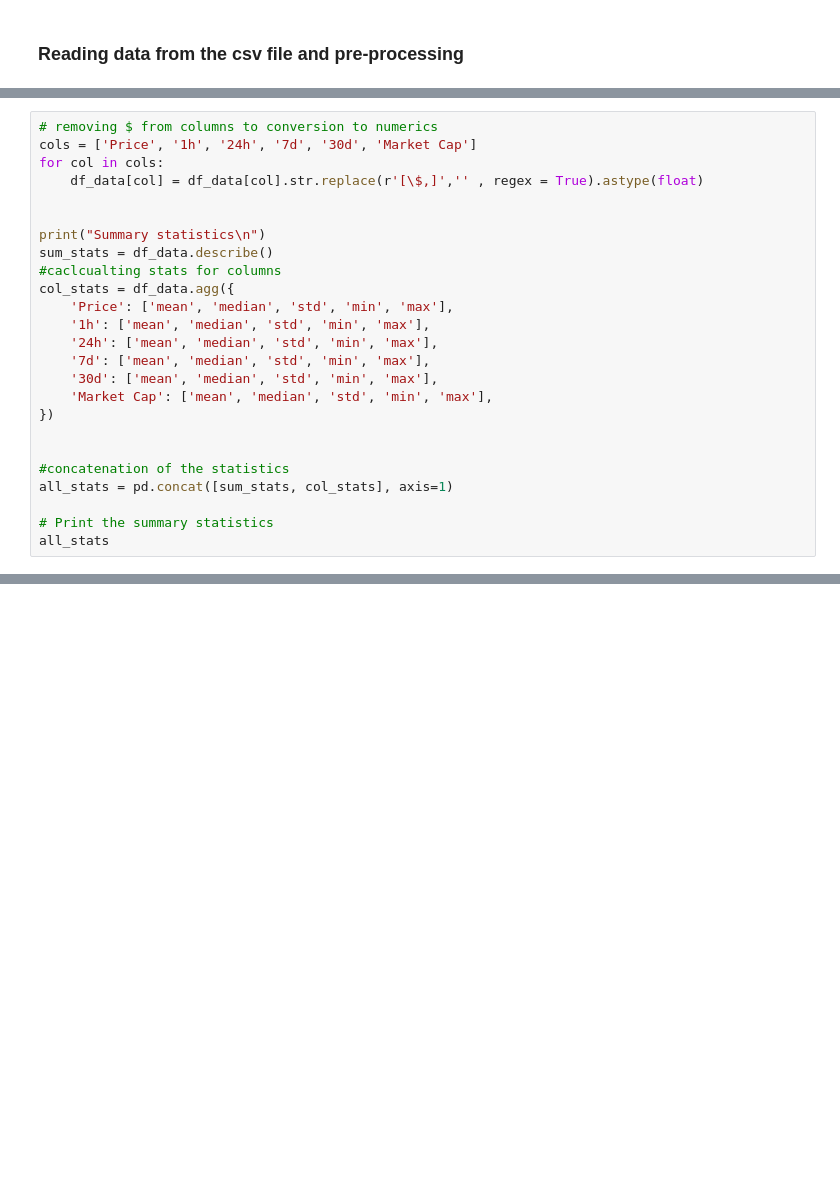
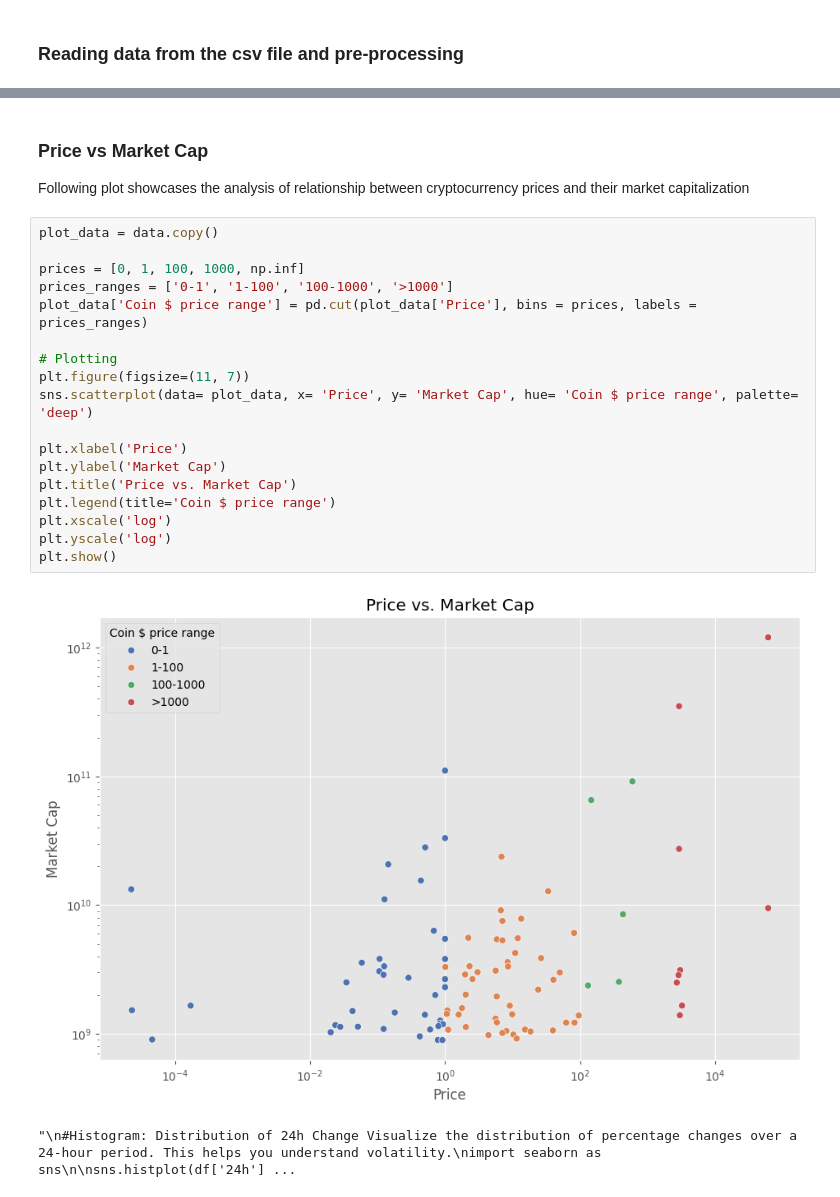
Before and after one commit to VeIskar/Python-Crypto_Webscraper, a Jupyter notebook: analysis.ipynb, the cells around one changed output, grey strips where cells are left out. Saved outputs shown, nothing was run; the diff lists cells and outputs as text; blank space fills up the shorter version.

Commit message:
add: plots and histogram analysis

```diff
--- a/analysis.ipynb
+++ b/analysis.ipynb
@@ -57,25 +53,0 @@ Summary statistics
-# %%
-# removing $ from columns to conversion to numerics
-cols = ['Price', '1h', '24h', '7d', '30d', 'Market Cap']
-for col in cols:
-    df_data[col] = df_data[col].str.replace(r'[\$,]','' , regex = True).astype(float)
-
-
-print("Summary statistics\n")
-sum_stats = df_data.describe()
-#caclcualting stats for columns
-col_stats = df_data.agg({
-    'Price': ['mean', 'median', 'std', 'min', 'max'],
-    '1h': ['mean', 'median', 'std', 'min', 'max'],
-    '24h': ['mean', 'median', 'std', 'min', 'max'],
-    '7d': ['mean', 'median', 'std', 'min', 'max'],
-    '30d': ['mean', 'median', 'std', 'min', 'max'],
-    'Market Cap': ['mean', 'median', 'std', 'min', 'max'],
-})
-
-
-#concatenation of the statistics
-all_stats = pd.concat([sum_stats, col_stats], axis=1)
-
-# Print the summary statistics
-all_stats
@@ -83,0 +100,24 @@ ValueError: could not convert string to float: '0.2%'
+# %% [markdown]
+### Price vs Market Cap
+Following plot showcases the analysis of relationship between cryptocurrency prices and their market capitalization
+# %%
+plot_data = data.copy()
+
+prices = [0, 1, 100, 1000, np.inf]
+prices_ranges = ['0-1', '1-100', '100-1000', '>1000']
+plot_data['Coin $ price range'] = pd.cut(plot_data['Price'], bins = prices, labels = prices_ranges)
+
+# Plotting
+plt.figure(figsize=(11, 7))
+sns.scatterplot(data= plot_data, x= 'Price', y= 'Market Cap', hue= 'Coin $ price range', palette= 'deep')
+
+plt.xlabel('Price')
+plt.ylabel('Market Cap')
+plt.title('Price vs. Market Cap')
+plt.legend(title='Coin $ price range')
+plt.xscale('log')
+plt.yscale('log')
+plt.show()
+# %% [output]
+[figure, added]
+"\n#Histogram: Distribution of 24h Change Visualize the distribution of percentage changes over a 24-hour period. This helps you understand volatility.\nimport seaborn as sns\n\nsns.histplot(df['24h'] ...
```
Also changed, not shown: parts of 8 cells of this notebook.
